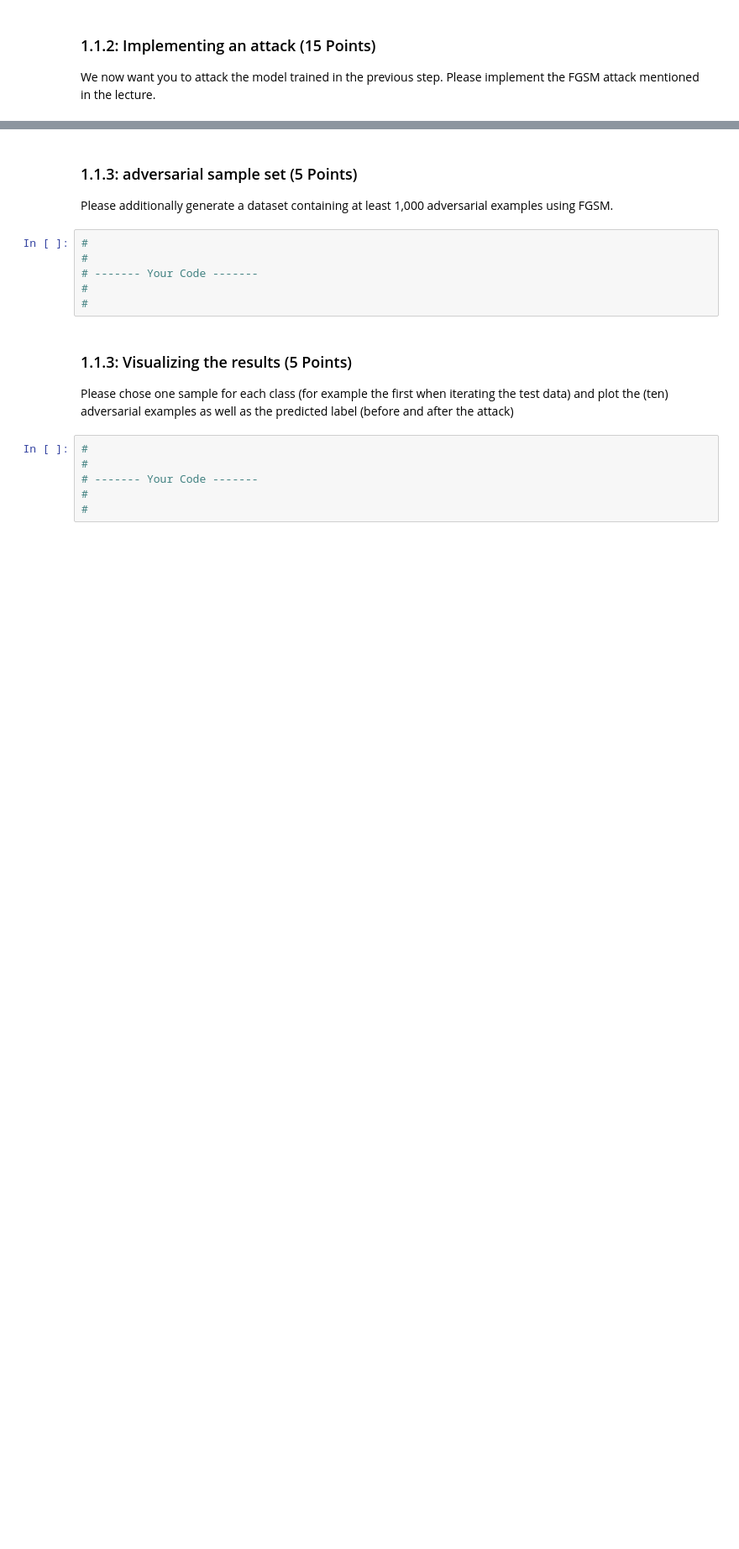
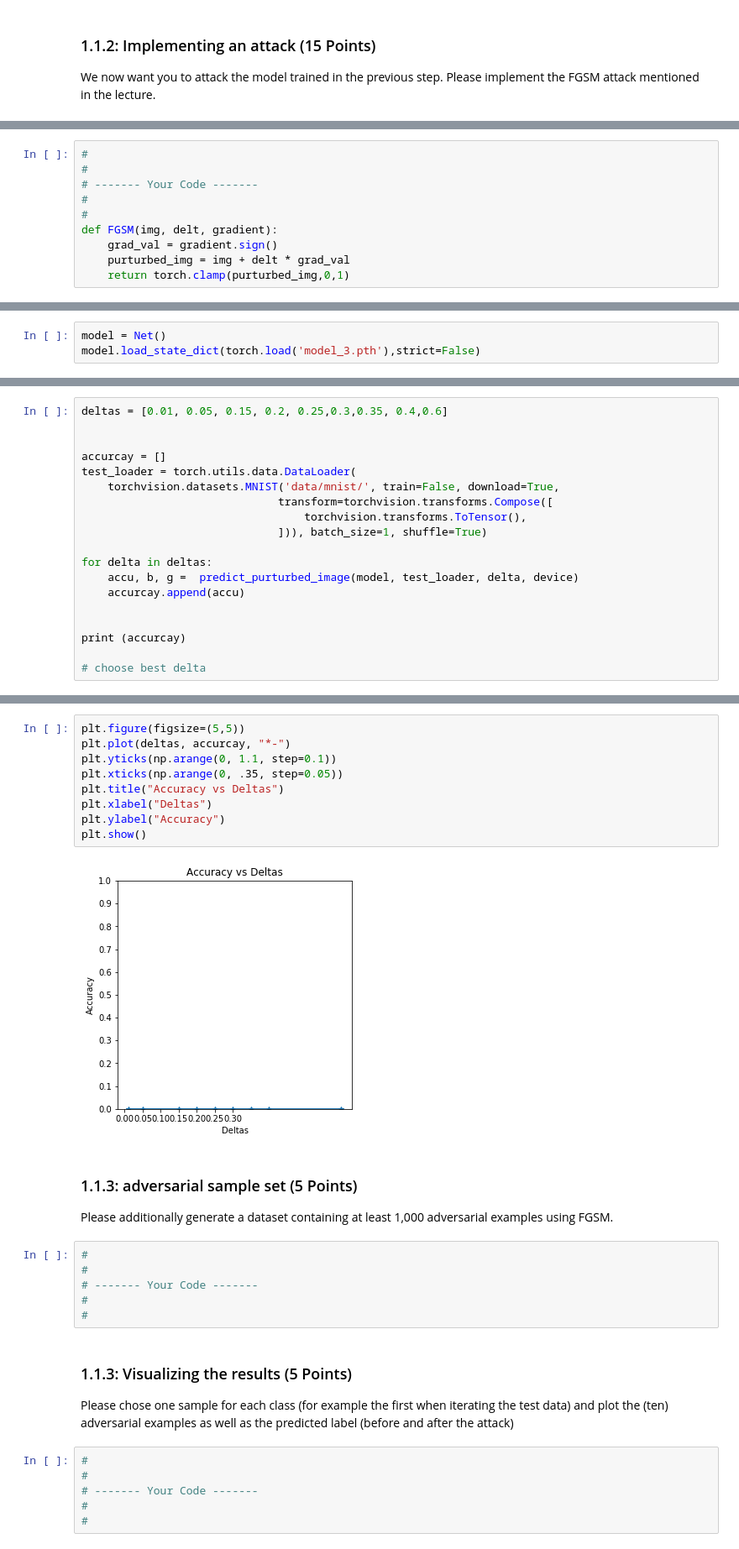
Before and after one commit to tifat58/MLCySecWS19, a Jupyter notebook: Project_3/Project_3_-_Handout.ipynb, the cells around one changed output, grey strips where cells are left out. Shown at 84% size. Cells and saved outputs as stored; diff of their text form; blank space fills up the shorter version.

```diff
--- a/Project_3/Project_3_-_Handout.ipynb
+++ b/Project_3/Project_3_-_Handout.ipynb
@@ -299,0 +290,10 @@ We now want you to attack the model trained in the previous step. Please impleme
+# %%
+#
+#
+# ------- Your Code -------
+#
+#
+def FGSM(img, delt, gradient):
+    grad_val = gradient.sign()
+    purturbed_img = img + delt * grad_val
+    return torch.clamp(purturbed_img,0,1)
@@ -299,0 +336,3 @@ We now want you to attack the model trained in the previous step. Please impleme
+# %%
+model = Net()
+model.load_state_dict(torch.load('model_3.pth'),strict=False)
@@ -299,0 +341,19 @@ We now want you to attack the model trained in the previous step. Please impleme
+# %%
+deltas = [0.01, 0.05, 0.15, 0.2, 0.25,0.3,0.35, 0.4,0.6]
+
+
+accurcay = []
+test_loader = torch.utils.data.DataLoader(
+    torchvision.datasets.MNIST('data/mnist/', train=False, download=True,
+                              transform=torchvision.transforms.Compose([
+                                  torchvision.transforms.ToTensor(),
+                              ])), batch_size=1, shuffle=True)
+
+for delta in deltas:
+    accu, b, g =  predict_purturbed_image(model, test_loader, delta, device)
+    accurcay.append(accu)
+
+
+print (accurcay)
+
+# choose best delta
@@ -300,3 +371,14 @@ We now want you to attack the model trained in the previous step. Please impleme
+# %%
+plt.figure(figsize=(5,5))
+plt.plot(deltas, accurcay, "*-")
+plt.yticks(np.arange(0, 1.1, step=0.1))
+plt.xticks(np.arange(0, .35, step=0.05))
+plt.title("Accuracy vs Deltas")
+plt.xlabel("Deltas")
+plt.ylabel("Accuracy")
+plt.show()
+# %% [output]
+[figure, added]
 # %% [markdown]
 ### 1.1.3: adversarial sample set (5 Points)
 
```
Also changed, not shown: parts of 8 cells of this notebook, 1 other file.
